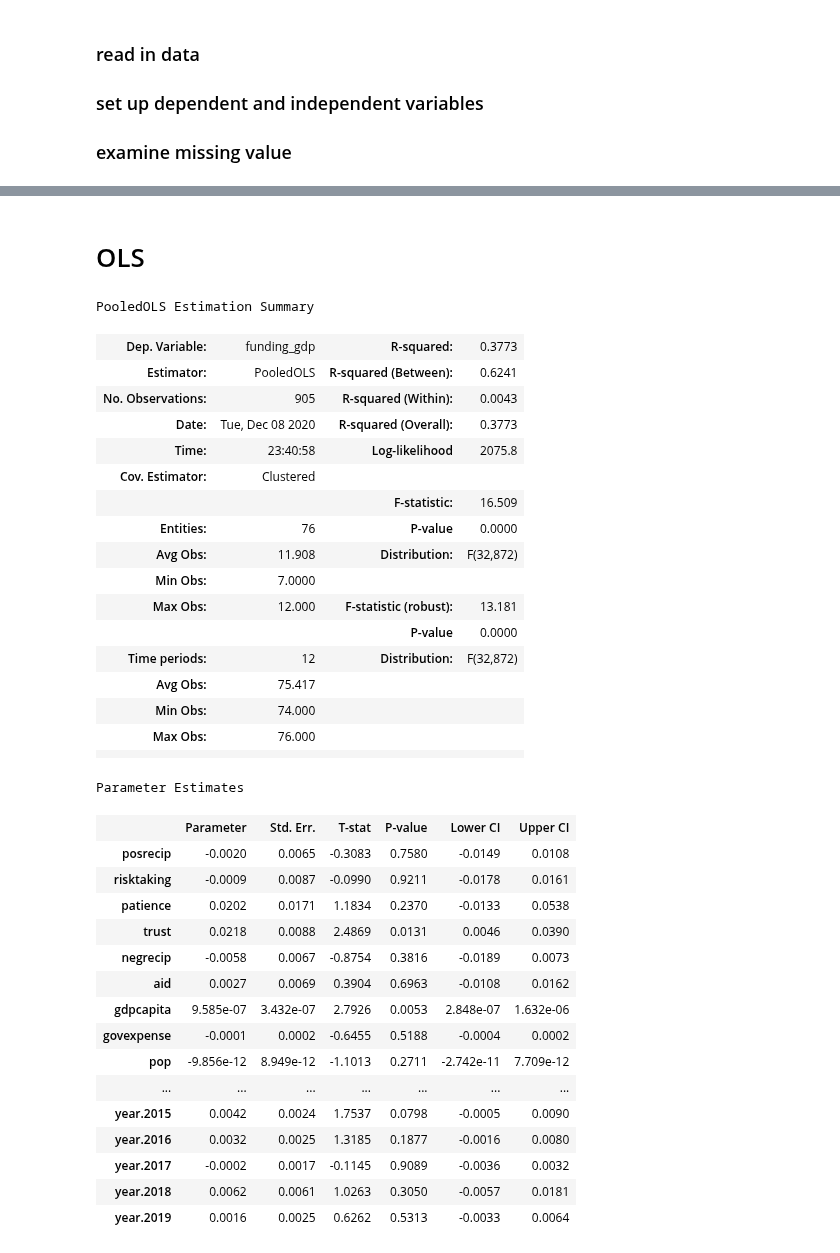
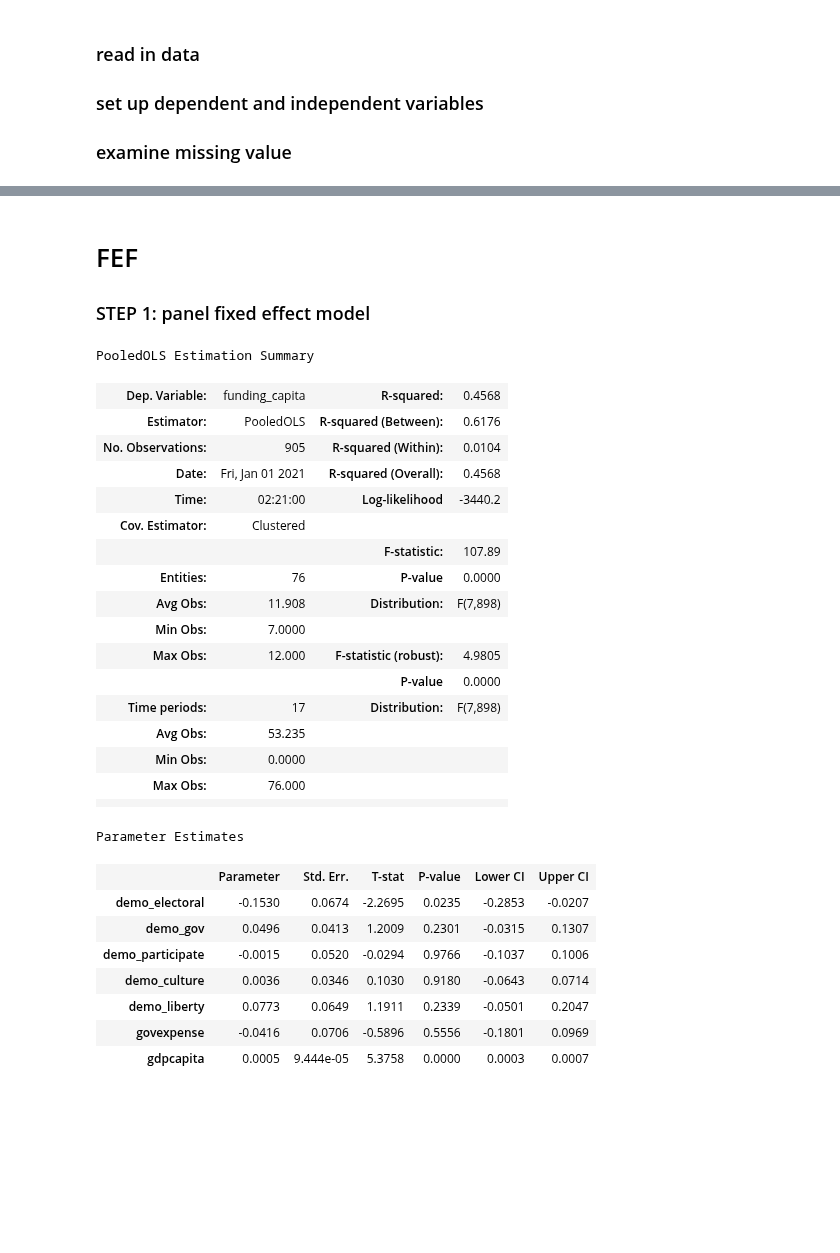
Before and after one commit to amanda8412383/research-module, a Jupyter notebook: panel.ipynb, the cells around one changed output, grey strips where cells are left out. Drawn from its saved outputs; the diff is of its cells as text; code cells hidden in the pictures; blank space fills up the shorter version.

Commit message:
step 1 panel

```diff
--- a/panel.ipynb
+++ b/panel.ipynb
@@ -75,10 +90,9 @@ sns.heatmap(long_select_gni.isnull(), cbar=False)
 # %%
-long_select = long_select_gni.drop('gni')
+#drop na for regression
+long_select = long_select_gni.drop(columns='gni')
 
 df = long_select.dropna()
 df_gni = long_select_gni.dropna()
 
-# df['year'] = pd.Categorical(df.index.to_frame()['year'])
-# x += ['year']
 df.head()
 # %% [output]
@@ -92,42 +106,40 @@ df.head()
-# %% [markdown]
-# OLS
+# %% [markdown]
+# FEF
+### STEP 1: panel fixed effect model
 # %%
-mod = PooledOLS(df.funding_gdp, df[x])
-pooled_res = mod.fit(cov_type='clustered', cluster_entity=True, cluster_time=False)
+#with gni
+mod = PooledOLS(df_gni.funding_capita, df_gni[x_year + gni])
+pooled_res_gni = mod.fit(cov_type='clustered', cluster_entity=True, cluster_time=False, entity_effects=True)
+
+#without gni
+mod = PooledOLS(df.funding_capita, df[x_year])
+pooled_res = mod.fit(cov_type='clustered', cluster_entity=True, cluster_time=False, entity_effects=True)
 pooled_res
 # %% [output]
 PooledOLS Estimation Summary
-| Dep. Variable: | funding_gdp | R-squared: | 0.3773 |
-| Estimator: | PooledOLS | R-squared (Between): | 0.6241 |
-| No. Observations: | 905 | R-squared (Within): | 0.0043 |
-| Date: | Tue, Dec 08 2020 | R-squared (Overall): | 0.3773 |
-| Time: | 23:40:58 | Log-likelihood | 2075.8 |
+| Dep. Variable: | funding_capita | R-squared: | 0.4568 |
+| Estimator: | PooledOLS | R-squared (Between): | 0.6176 |
+| No. Observations: | 905 | R-squared (Within): | 0.0104 |
+| Date: | Fri, Jan 01 2021 | R-squared (Overall): | 0.4568 |
+| Time: | 02:21:00 | Log-likelihood | -3440.2 |
 | Cov. Estimator: | Clustered |  |  |
-|  |  | F-statistic: | 16.509 |
+|  |  | F-statistic: | 107.89 |
 | Entities: | 76 | P-value | 0.0000 |
-| Avg Obs: | 11.908 | Distribution: | F(32,872) |
+| Avg Obs: | 11.908 | Distribution: | F(7,898) |
 | Min Obs: | 7.0000 |  |  |
-| Max Obs: | 12.000 | F-statistic (robust): | 13.181 |
+| Max Obs: | 12.000 | F-statistic (robust): | 4.9805 |
 |  |  | P-value | 0.0000 |
-| Time periods: | 12 | Distribution: | F(32,872) |
-| Avg Obs: | 75.417 |  |  |
-| Min Obs: | 74.000 |  |  |
+| Time periods: | 17 | Distribution: | F(7,898) |
+| Avg Obs: | 53.235 |  |  |
+| Min Obs: | 0.0000 |  |  |
 | Max Obs: | 76.000 |  |  |
 |  |  |  |  |
 Parameter Estimates
 |  | Parameter | Std. Err. | T-stat | P-value | Lower CI | Upper CI |
-| posrecip | -0.0020 | 0.0065 | -0.3083 | 0.7580 | -0.0149 | 0.0108 |
-| risktaking | -0.0009 | 0.0087 | -0.0990 | 0.9211 | -0.0178 | 0.0161 |
-| patience | 0.0202 | 0.0171 | 1.1834 | 0.2370 | -0.0133 | 0.0538 |
-| trust | 0.0218 | 0.0088 | 2.4869 | 0.0131 | 0.0046 | 0.0390 |
-| negrecip | -0.0058 | 0.0067 | -0.8754 | 0.3816 | -0.0189 | 0.0073 |
-| aid | 0.0027 | 0.0069 | 0.3904 | 0.6963 | -0.0108 | 0.0162 |
-| gdpcapita | 9.585e-07 | 3.432e-07 | 2.7926 | 0.0053 | 2.848e-07 | 1.632e-06 |
-| govexpense | -0.0001 | 0.0002 | -0.6455 | 0.5188 | -0.0004 | 0.0002 |
-| pop | -9.856e-12 | 8.949e-12 | -1.1013 | 0.2711 | -2.742e-11 | 7.709e-12 |
-| ... | ... | ... | ... | ... | ... | ... |
-| year.2015 | 0.0042 | 0.0024 | 1.7537 | 0.0798 | -0.0005 | 0.0090 |
-| year.2016 | 0.0032 | 0.0025 | 1.3185 | 0.1877 | -0.0016 | 0.0080 |
-| year.2017 | -0.0002 | 0.0017 | -0.1145 | 0.9089 | -0.0036 | 0.0032 |
-| year.2018 | 0.0062 | 0.0061 | 1.0263 | 0.3050 | -0.0057 | 0.0181 |
-| year.2019 | 0.0016 | 0.0025 | 0.6262 | 0.5313 | -0.0033 | 0.0064 |
+| demo_electoral | -0.1530 | 0.0674 | -2.2695 | 0.0235 | -0.2853 | -0.0207 |
+| demo_gov | 0.0496 | 0.0413 | 1.2009 | 0.2301 | -0.0315 | 0.1307 |
+| demo_participate | -0.0015 | 0.0520 | -0.0294 | 0.9766 | -0.1037 | 0.1006 |
+| demo_culture | 0.0036 | 0.0346 | 0.1030 | 0.9180 | -0.0643 | 0.0714 |
+| demo_liberty | 0.0773 | 0.0649 | 1.1911 | 0.2339 | -0.0501 | 0.2047 |
+| govexpense | -0.0416 | 0.0706 | -0.5896 | 0.5556 | -0.1801 | 0.0969 |
+| gdpcapita | 0.0005 | 9.444e-05 | 5.3758 | 0.0000 | 0.0003 | 0.0007 |
```
Also changed, not shown: parts of 10 cells of this notebook.
